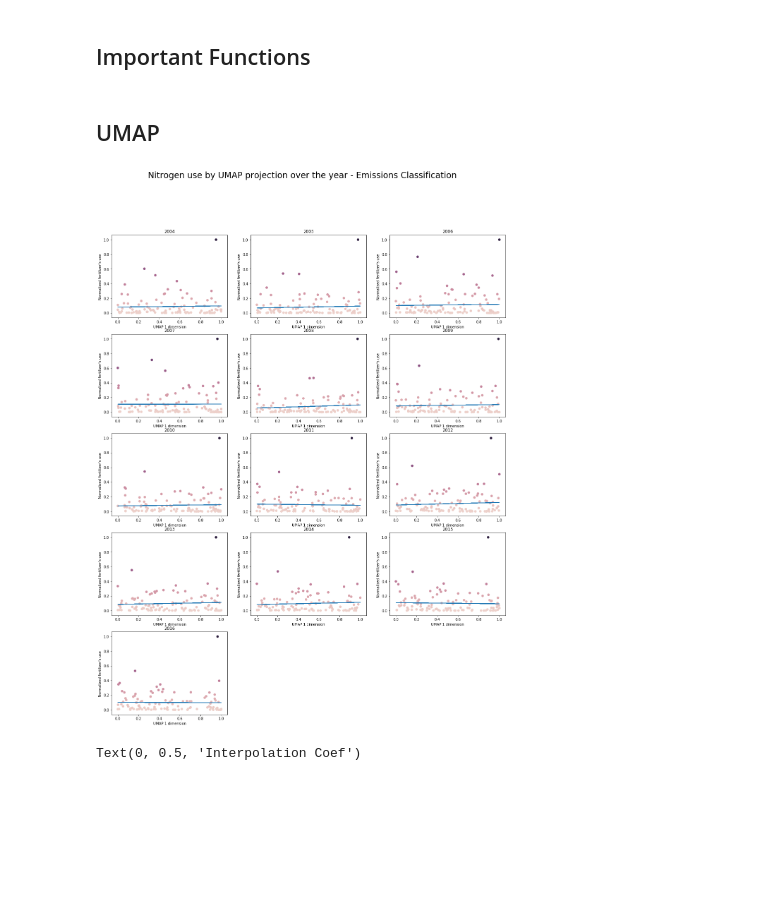
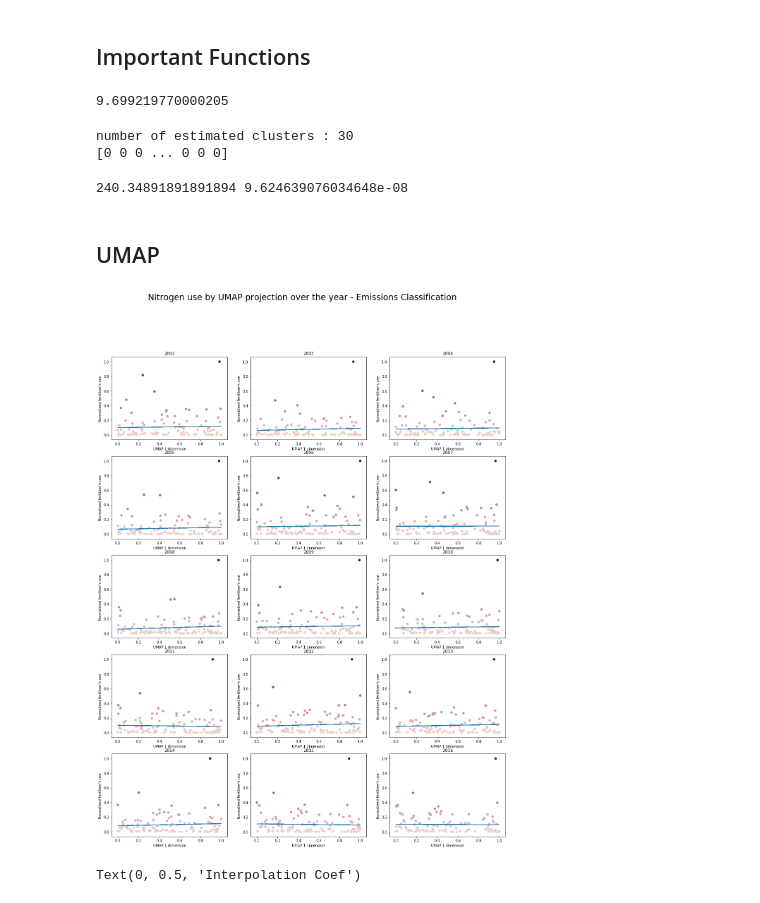
Before and after one commit to amara-slaymaker/ada_project-ada_nakamura, a Jupyter notebook: Emissions.ipynb, the cells around one changed output. Drawn from its saved outputs; the diff is of its cells as text; code cells hidden in the pictures; blank space fills up the shorter version.

```diff
--- a/Emissions.ipynb
+++ b/Emissions.ipynb
@@ -104,3 +106,5 @@ crops.head(1)
+# %%
+crops=pd.read_pickle("crops_interpolated")
 # %% [markdown]
 ## Emissions Dataset
 # %%
@@ -162,6 +166,48 @@ print('There are %d values equal to 0'%(missing_total_2[0]))
 There are 0 values equal to 0
 # %% [markdown]
 ## Important Functions
+# %%
+emissions_fertilizer = total_emissions.query("item == 'Synthetic Fertilizers'")
+#plt.hist(emissions_fertilizer.emissions_ha, log = True)
+np.percentile(emissions_fertilizer.emissions_ha, 99.7)
+#np.percentile(emissions_fertilizer.emissions_ha, 66.0)
+# %% [output]
+9.699219770000205
+# %%
+import numpy as np
+from sklearn.cluster import MeanShift, estimate_bandwidth
+
+# #############################################################################
+# Generate sample data
+X = np.array(emissions_fertilizer.emissions_ha)
+X = np.reshape(X, (-1, 1))
+
+# #############################################################################
+# Compute clustering with MeanShift
+
+# The following bandwidth can be automatically detected using
+# bandwidth = estimate_bandwidth(X, quantile=0.2, n_samples=100)
+
+ms = MeanShift(bandwidth=None, bin_seeding=True)
+ms.fit(X)
+labels = ms.labels_
+cluster_centers = ms.cluster_centers_
+
+labels_unique = np.unique(labels)
+n_clusters_ = len(labels_unique)
+
+print("number of estimated clusters : %d" % n_clusters_)
+print(labels)
+# %% [output]
+number of estimated clusters : 30
+[0 0 0 ... 0 0 0]
+# %%
+y = min(emissions_fertilizer.emissions_ha)
+x = max(emissions_fertilizer.emissions_ha)
+
+print(x,y)
+# %% [output]
+240.34891891891894 9.624639076034648e-08
 # %%
 # This function separate countries in three different groups according to their fertilizer emissions
 def emissions_class(x, L):
@@ -219,25 +265,25 @@ def umap_year(year, n_components=2):
 ## UMAP
 # %%
 #plot for multiple years for Nutrient nitrogen N vs umap
-year=range(2004,2017)
+year=range(2002,2017)
 n=len(year)
 fig = plt.figure(figsize = (20, math.ceil(n/3)*5 ))
 fig.suptitle('Nitrogen use by UMAP projection over the year - Emissions Classification', fontsize=24)
 for x in range (n) :
     vis_2016=umap_year(year[x], 1)
     ax1 = fig.add_subplot(math.ceil(n/3),3,x+1)
     embedding2=vis_2016[1]
     coef = vis_2016[2]
     poly1d_fn = np.poly1d(coef)
     clarity_ranking = embedding2.emissions_ha
     cmap = sns.cubehelix_palette(as_cmap=True)
     plt.scatter(embedding2['Umap'], embedding2.emissions_ha,c=clarity_ranking, cmap=cmap)
     plt.plot(embedding2['Umap'], poly1d_fn(embedding2['Umap']))
     plt.title('%d'%year[x]);
     plt.xlabel("UMAP 1 dimension")
     plt.ylabel("Normalized fertilizer's use ")
 # %% [output]
-[figure, old version]
+[figure, new version]
 # %%
 fig = plt.figure(figsize = (20, 15))
 fig.suptitle('Evolution of the interpolation coefficient of each fertilizer over the year ', fontsize=25)
```
Also changed, not shown: parts of 1 cell of this notebook, 1 other file.
